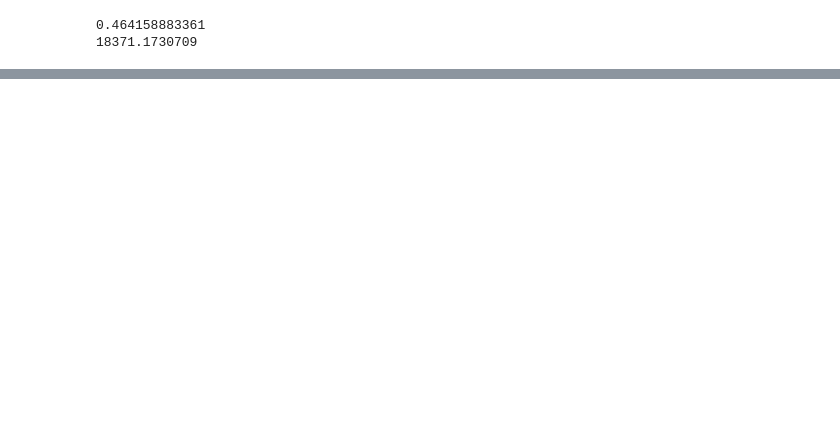
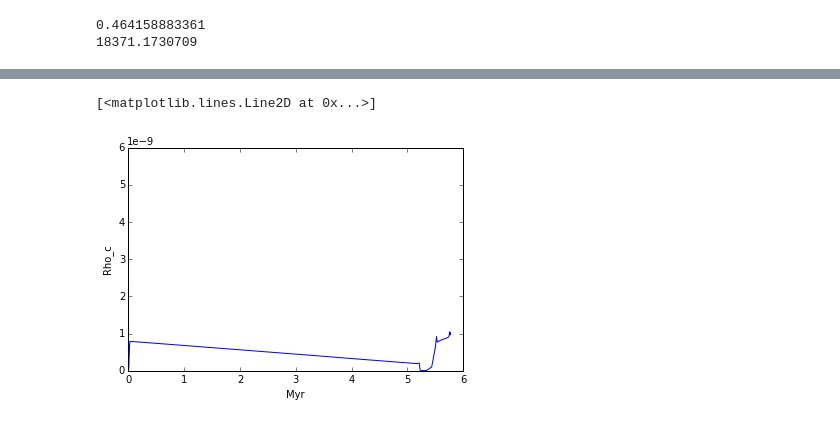
Before and after one commit to avzahn/ph223, a Jupyter notebook: set3/ipynb/set3.ipynb, the cells around one changed output, grey strips where cells are left out. Drawn from its saved outputs; the diff is of its cells as text; code cells hidden in the pictures; blank space fills up the shorter version.

```diff
--- a/set3/ipynb/set3.ipynb
+++ b/set3/ipynb/set3.ipynb
@@ -99,0 +185,7 @@ plot(t,1e-8*T**1.5)
+# %%
+xlabel('Myr')
+ylabel('Rho_c')
+plot(t,rho_c)
+# %% [output]
+[<matplotlib.lines.Line2D at 0x...>]
+[figure, added]
```
Also changed, not shown: parts of 21 cells of this notebook, 30 other files.
